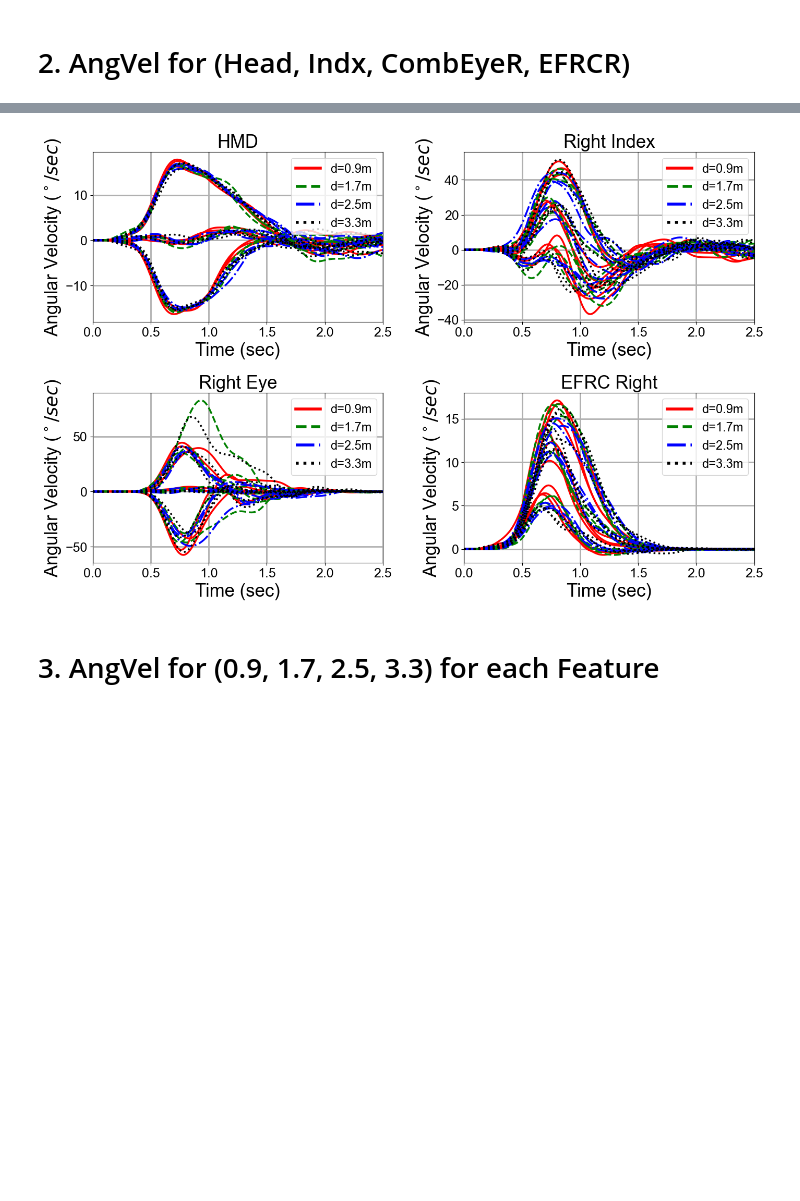
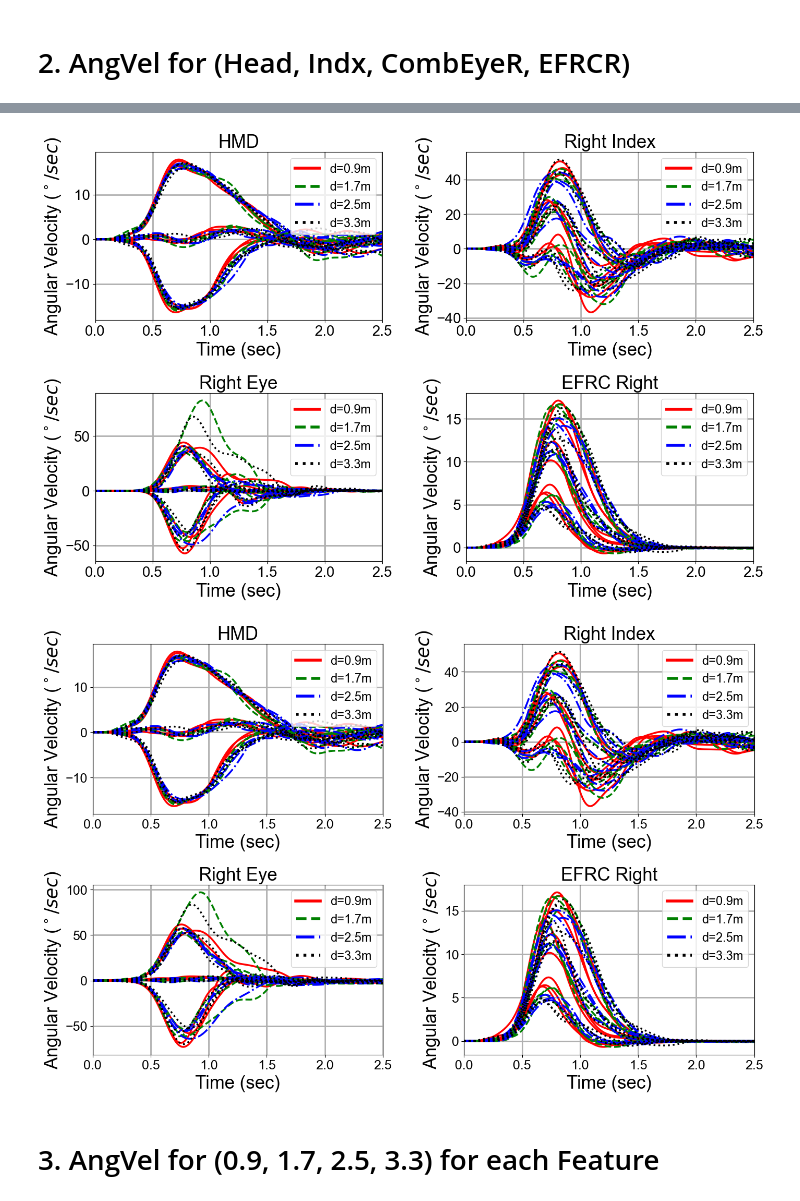
Before and after one commit to gitscade/stats, a Jupyter notebook: 04_profile.ipynb, the cells around one changed output, grey strips where cells are left out. Saved outputs shown, nothing was run; the diff lists cells and outputs as text; code cells hidden in the pictures; blank space fills up the shorter version.

```diff
--- a/04_profile.ipynb
+++ b/04_profile.ipynb
@@ -616,5 +678,5 @@ plot_data = calc_velocity_per_target(ffile, sfile, dffile, PARAMS)
 # %%
-def draw_meta_data(plot_data, threshold):
+def calc_meta_data(plot_data, threshold):
     """
     FUNC: Show Start of movement over threshold for each 36 targets
     INPUT: data: #[36][3,FRAMES(var),9(joints),5]
@@ -627,9 +689,9 @@ def draw_meta_data(plot_data, threshold):
     #=================Pick data================================
     #only use mean data (discard 5, 95 percentile)
 
-
-    output = np.empty((9,36)) #9joints 36values
-    for tidx in range(36):
+    length = len(plot_data)
+    output = np.empty((9,length)) #9joints 36values
+    for tidx in range(length):
         tdata = plot_data[tidx] # (3, FRAMES, 9, 5)
         tdata = tdata[0, :, :, 1] # angular velocity for (FRAMES, 9joints)
 
@@ -655,7 +717,7 @@ def draw_meta_data(plot_data, threshold):
 
 
 
-def draw_meta_data2(plot_data, threshold):
+def calc_meta_data2(plot_data, threshold):
     """
     FUNC: Show Start of movement over threshold for each 36 targets
     INPUT: data: #[36][3,FRAMES(var),9(joints),5]
@@ -667,9 +729,9 @@ def draw_meta_data2(plot_data, threshold):
     """
     #=================Pick data================================
     #only use mean data (discard 5, 95 percentile)
-
-    output = np.empty((9,36)) #9joints 36values
-    for tidx in range(36):
+    length = len(plot_data)
+    output = np.empty((9,length)) #9joints 36values
+    for tidx in range(length):
         tdata = plot_data[tidx] # (3, FRAMES, 9, 5)
         tdata = tdata[0, :, :, 1] # angular velocity for (FRAMES, 9joints)
 
@@ -695,7 +757,22 @@ def draw_meta_data2(plot_data, threshold):
     output = np.transpose(output)
     return pd.DataFrame(output, columns=['HMD', 'RHand', 'RIndex', 'LEye', 'REye', 'HFRC', 'EFRC1', 'EFRC2', 'VECPROD'])
 
-df1 = draw_meta_data(plot_data, 0.1)
+#tidx 2, 10, 16, 24, 29 are outliers for reye
+#plot data [36][xxx]
+
+exclude_tidx = np.array([2,10,16,24,29])
+include_tidx = np.array([0,1,3,4,5,6,7,8,9,11,12,13,14,15,17,18,19,20,21,22,23,25,26,27,28,30,31,32,33,34,35])
+
+new_plot_data = []
+for tidx, plot in enumerate(plot_data_abs):
+    if tidx in exclude_tidx:
+        continue
+    new_plot_data.append(plot)
+print(len(new_plot_data))
+
+
+
+df1 = calc_meta_data(new_plot_data, 0.1)
 means1 = df1.mean(axis=0)
 std1 = df1.std(axis=0)
 means1 = pd.DataFrame(means1, columns=['m'])
@@ -705,7 +782,7 @@ df1['time_m'] = df1['m'].div(0.120).round(0)
 df1['time_std'] = df1['std'].div(0.120).round(0)
 print(df1)
 
-df2 = draw_meta_data2(plot_data, 3)
+df2 = calc_meta_data2(new_plot_data, 5)
 means2 = df2.mean(axis=0)
 std2 = df2.std(axis=0)
 means2 = pd.DataFrame(means2, columns=['m'])
@@ -793,34 +867,36 @@ def draw_profile_plot(plot_data):
     #====================PLOT DATA==================================
     line_styles = ['-', '--', '-.', ':']
     colors = ['r', 'g', 'b', 'black']
     from matplotlib.lines import Line2D
     custom_lines = [Line2D([0], [0], color='r', lw=4, linestyle='-'),
                 Line2D([0], [0], color='g', lw=4, linestyle='--'),
                 Line2D([0], [0], color='b', lw=4, linestyle='-.'),
                 Line2D([0], [0], color='black', lw=4, linestyle=':')]
 
 
 
     # each selected feature for one ax
     for cidx in range(36):
         depth_idx = cidx // 9
         line_style = line_styles[depth_idx]
 
         for idx, ax in enumerate(axes.flat):
             fidx = features_to_plot[int(idx)]
             mean = data[cidx][0,:,fidx]  #[64,Frames]
             p5 = data[cidx][1,:,fidx]  #[64,Frames]
             p95 = data[cidx][2,:,fidx]  #[64,Frames]
             x = np.arange(len(mean))/120
             ax.plot(x, mean, label='Mean', linestyle=line_style, linewidth=2.5, c=colors[depth_idx])
             # ax.fill_between(x, p5[:,0], p95[:,0], alpha=0.05, label='5% and 95% confidence i?nterval') #completely useless
             ax.grid(linewidth=2)
             if cidx ==0:
                 ax.legend(custom_lines, ['d=0.9m', 'd=1.7m', 'd=2.5m', 'd=3.3m'], fontsize=17)
 
 draw_profile_plot(plot_data)
+draw_profile_plot(plot_data_abs)
 # %% [output]
-[figure, old version]
+[figure, new version]
+[figure, added]
 # %% [markdown]
 # 3. AngVel for (0.9, 1.7, 2.5, 3.3) for each Feature
 # %%
```
Also changed, not shown: parts of 4 cells of this notebook, 4 other files.
